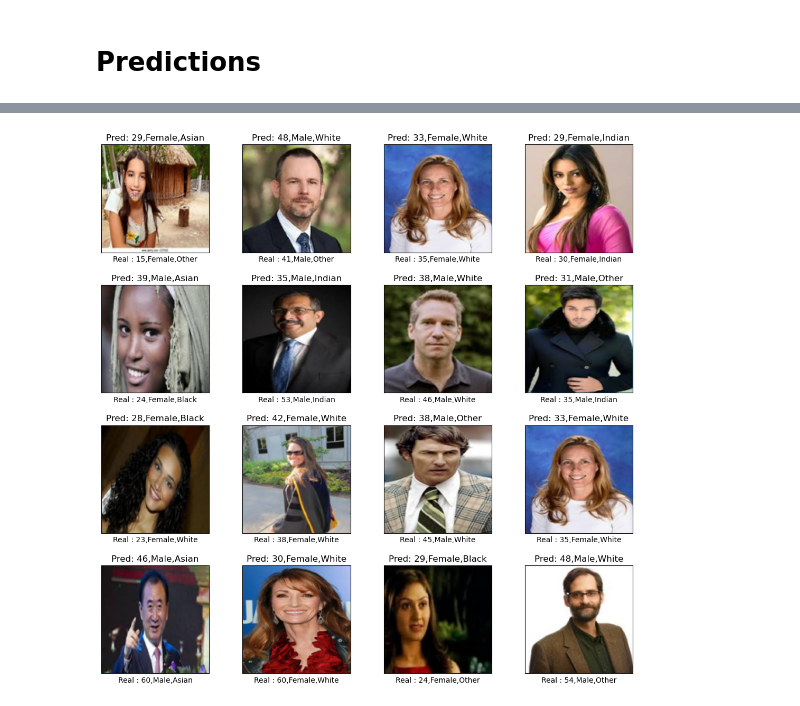
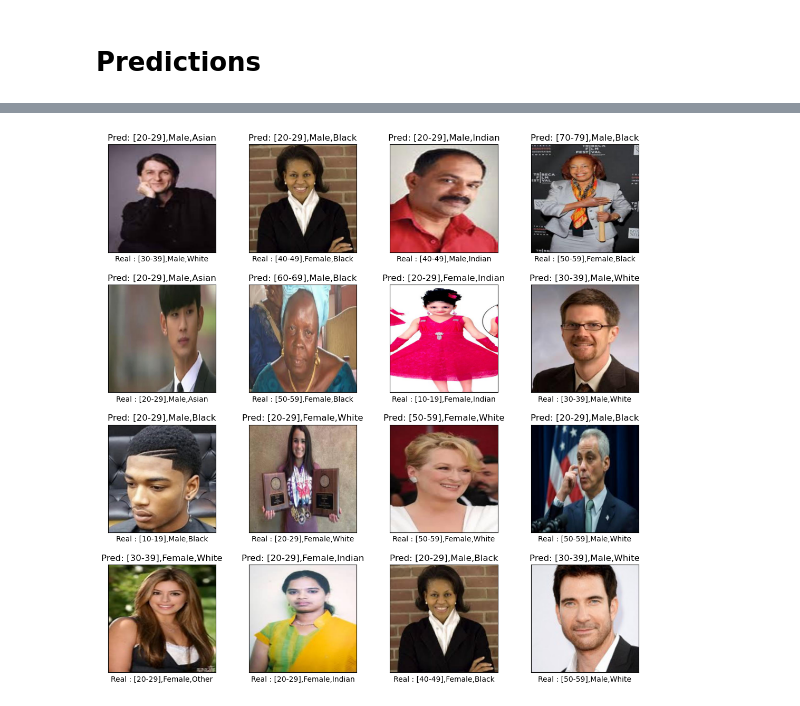
Before and after one commit to janmark101/AgeRaceGenderRecognition, a Jupyter notebook: RaceAgeGenderRecognition.ipynb, the cells around one changed output, grey strips where cells are left out. Saved outputs shown, nothing was run; the diff lists cells and outputs as text; code cells hidden in the pictures.

```diff
--- a/RaceAgeGenderRecognition.ipynb
+++ b/RaceAgeGenderRecognition.ipynb
@@ -176,7 +203,9 @@ for i in range(9):
 # %%
 from sklearn.model_selection import train_test_split
 
-df_train,df_test = train_test_split(df,test_size=0.003,random_state=42)
+df_train,df_test = train_test_split(df,test_size=0.006,random_state=42)
+df_train,df_valid = train_test_split(df_train,test_size=0.25,random_state=42)
 print(len(df_train))
 print(len(df_test))
+print(len(df_valid))
 # %% [output]
@@ -231,3 +227,18 @@ print(len(race_label))
+# %%
+traingen = CustomDataGen(df_train,
+                         x_col='Image',
+                         y_col={'Age': 'Age', 'Race': 'Race','Gender':'Gender'},
+                         batch_size=64, path=dataset_path_age_as_range,input_size=(img_width,img_height,3))
+
+valgen = CustomDataGen(df_valid,
+                       x_col='Image',
+                       y_col={'Age': 'Age', 'Race': 'Race','Gender':'Gender'},
+                       batch_size=64, path=dataset_path_age_as_range,input_size=(img_width,img_height,3))
+
+from tensorflow.keras.callbacks import EarlyStopping, ModelCheckpoint
+
+early_stopping = EarlyStopping(monitor='val_loss', patience=5,restore_best_weights=True)
+checkpoint = ModelCheckpoint("model.h5", monitor='val_loss', verbose=1, save_best_only=True, mode='min')
 # %% [markdown]
 # Creating a CNN model
 # %%
@@ -310,8 +306,12 @@ Model: "functional_21"
 # %% [markdown]
 # Training
+# %%
+epochs = 20
 # %%
-epochs = 15
-history = model.fit(
-  x=images, y={'race_output': race_label,'gender_output': gender_label,'age_output' : age_label},
-  batch_size=64, epochs=epochs, validation_split=0.2)
+
+history = model.fit(traingen,
+                   epochs=epochs,
+                   validation_data=valgen,
+                   callbacks=[early_stopping,checkpoint],
+                   )
 # %% [output]
@@ -387,15 +398,15 @@ for i in range(16):
     random_index = random.randint(0,len(df_test)-1)
     ax = plt.subplot(4,4,i+1)
     df_row = df_test.iloc[random_index]
-    img = Image.open(os.path.join(dataset_path,df_row['Image']))
-    plt.xlabel(f"Real : {df_row['Age']},{gender_map[df_row['Gender']]},{race_map[df_row['Race']]}")
+    img = Image.open(os.path.join(dataset_path_age_as_range,df_row['Image']))
+    plt.xlabel(f"Real : {age_map[int(df_row['Age'])]},{gender_map[int(df_row['Gender'])]},{race_map[int(df_row['Race'])]}")
     img_array = img.resize((img_width,img_height))
     plt.imshow(img_array)
     img_array = img_array.convert('RGB')
     img_array = np.array(img_array) / 255.0
     img_array = np.expand_dims(img_array, axis=0)
     race_pred, gender_pred, age_pred = model.predict(img_array)
-    plt.title(f"Pred: {int(age_pred * 93)},{gender_map[gender_pred.argmax()]},{race_map[race_pred.argmax()]}")
+    plt.title(f"Pred: {age_map[age_pred.argmax()]},{gender_map[gender_pred.argmax()]},{race_map[race_pred.argmax()]}")
     plt.xticks([])
     plt.yticks([])
 # %% [output]
@@ -418 +429 @@ for i in range(16):
-[figure, old version]
+[figure, new version]
```
Also changed, not shown: parts of 30 cells of this notebook, 4 other files.
